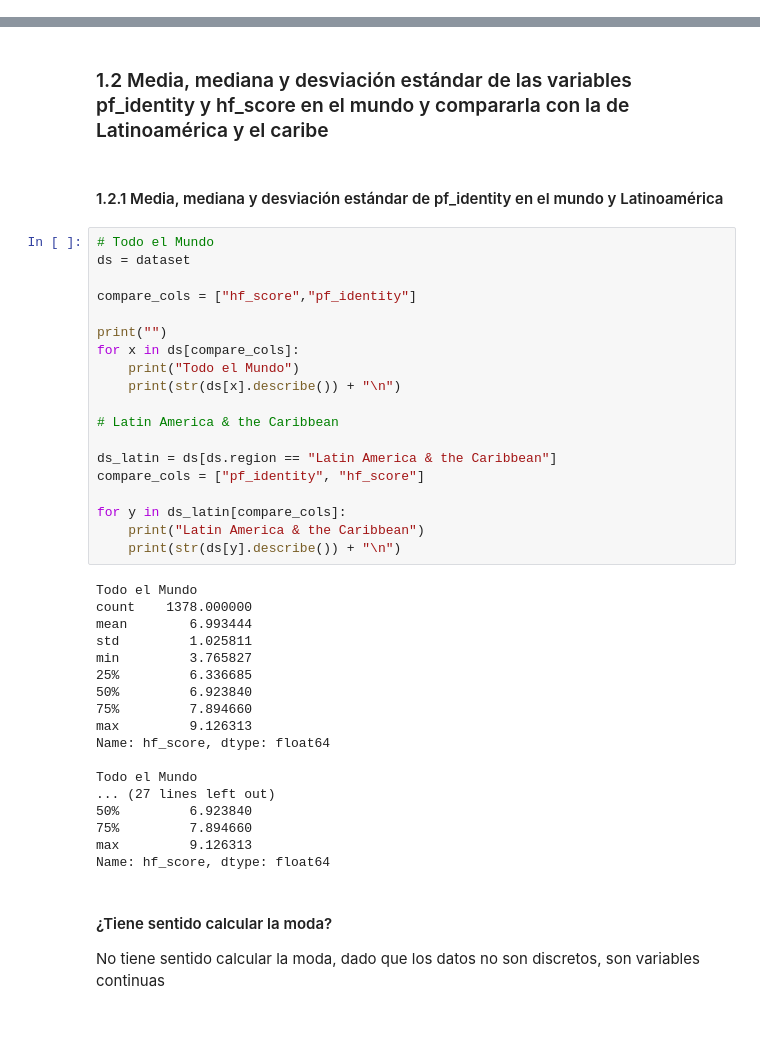
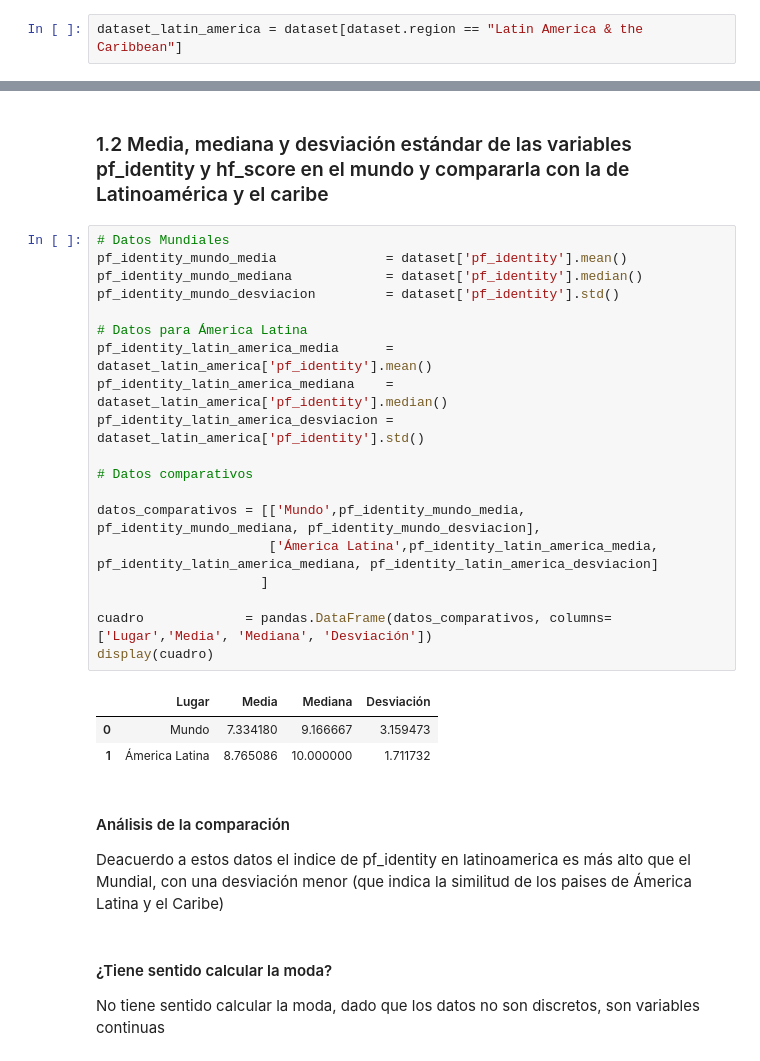
Before and after one commit to abernalc/diplodatos2019, a Jupyter notebook: 02_practico_I.ipynb, the cells around one changed output, grey strips where cells are left out. Saved outputs shown, nothing was run; the diff lists cells and outputs as text; blank space fills up the shorter version.

```diff
--- a/02_practico_I.ipynb
+++ b/02_practico_I.ipynb
@@ -85,2 +87,4 @@ important_cols += [
+# %%
+dataset_latin_america = dataset[dataset.region == "Latin America & the Caribbean"]
 # %% [markdown]
 ### 1.1   Rango de Variables
@@ -188,44 +212,32 @@ Datos : [10.  0. nan  5.]
 # %% [markdown]
 ### 1.2   Media, mediana y desviación estándar de las variables pf_identity y hf_score en el mundo y compararla con la de Latinoamérica y el caribe
-# %% [markdown]
-#### 1.2.1 Media, mediana y desviación estándar de pf_identity en el mundo y Latinoamérica
-# %%
-# Todo el Mundo
-ds = dataset
-
-compare_cols = ["hf_score","pf_identity"]
-
-print("")
-for x in ds[compare_cols]:
-    print("Todo el Mundo")
-    print(str(ds[x].describe()) + "\n")
-
-# Latin America & the Caribbean
-
-ds_latin = ds[ds.region == "Latin America & the Caribbean"]
-compare_cols = ["pf_identity", "hf_score"]
-
-for y in ds_latin[compare_cols]:
-    print("Latin America & the Caribbean")
-    print(str(ds[y].describe()) + "\n")
-# %% [output]
-Todo el Mundo
-count    1378.000000
-mean        6.993444
-std         1.025811
-min         3.765827
-25%         6.336685
-50%         6.923840
-75%         7.894660
-max         9.126313
-Name: hf_score, dtype: float64
-
-Todo el Mundo
-... (27 lines left out)
-50%         6.923840
-75%         7.894660
-max         9.126313
-Name: hf_score, dtype: float64
+# %%
+# Datos Mundiales
+pf_identity_mundo_media              = dataset['pf_identity'].mean()
+pf_identity_mundo_mediana            = dataset['pf_identity'].median()
+pf_identity_mundo_desviacion         = dataset['pf_identity'].std()
+
+# Datos para Ámerica Latina
+pf_identity_latin_america_media      = dataset_latin_america['pf_identity'].mean()
+pf_identity_latin_america_mediana    = dataset_latin_america['pf_identity'].median()
+pf_identity_latin_america_desviacion = dataset_latin_america['pf_identity'].std()
+
+# Datos comparativos
+
+datos_comparativos = [['Mundo',pf_identity_mundo_media, pf_identity_mundo_mediana, pf_identity_mundo_desviacion],
+                      ['Ámerica Latina',pf_identity_latin_america_media, pf_identity_latin_america_mediana, pf_identity_latin_america_desviacion]
+                     ]
+
+cuadro             = pandas.DataFrame(datos_comparativos, columns=['Lugar','Media', 'Mediana', 'Desviación'])
+display(cuadro)
+# %% [output]
+|  | Lugar | Media | Mediana | Desviación |
+| 0 | Mundo | 7.334180 | 9.166667 | 3.159473 |
+| 1 | Ámerica Latina | 8.765086 | 10.000000 | 1.711732 |
+# %% [markdown]
+#### Análisis de la comparación
+
+Deacuerdo a estos datos el indice de pf_identity en latinoamerica es más alto que el Mundial, con una desviación menor (que indica la similitud de los paises de Ámerica Latina y el Caribe)
 # %% [markdown]
 #### ¿Tiene sentido calcular la moda?
 
```
Also changed, not shown: parts of 32 cells of this notebook.
